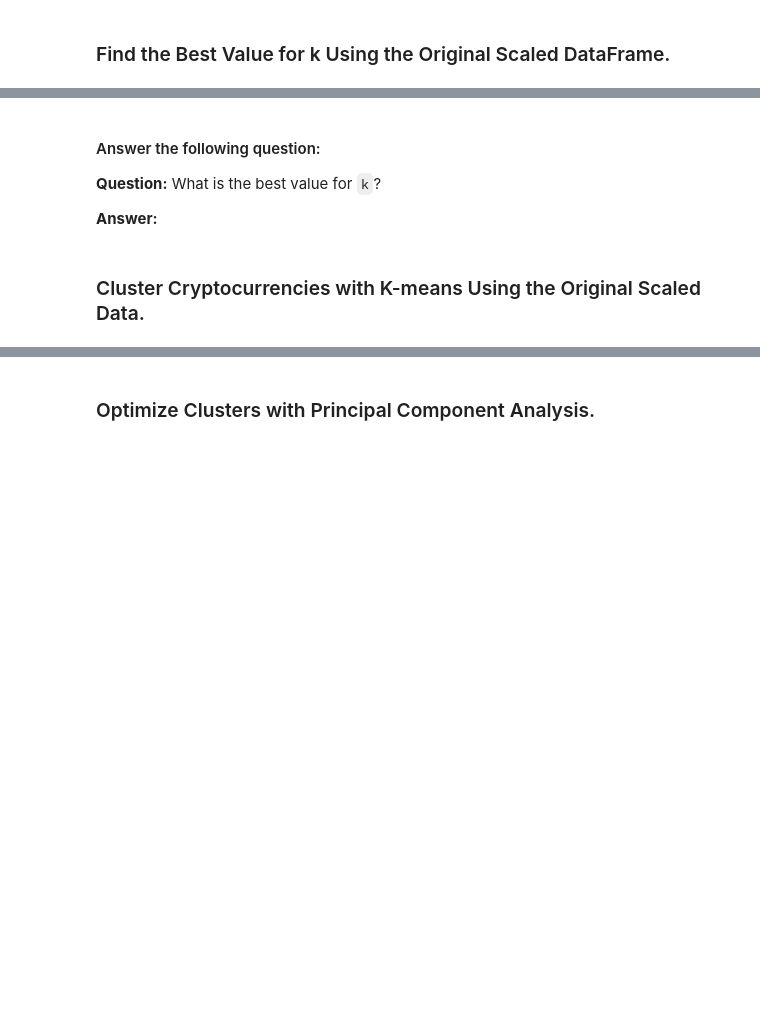
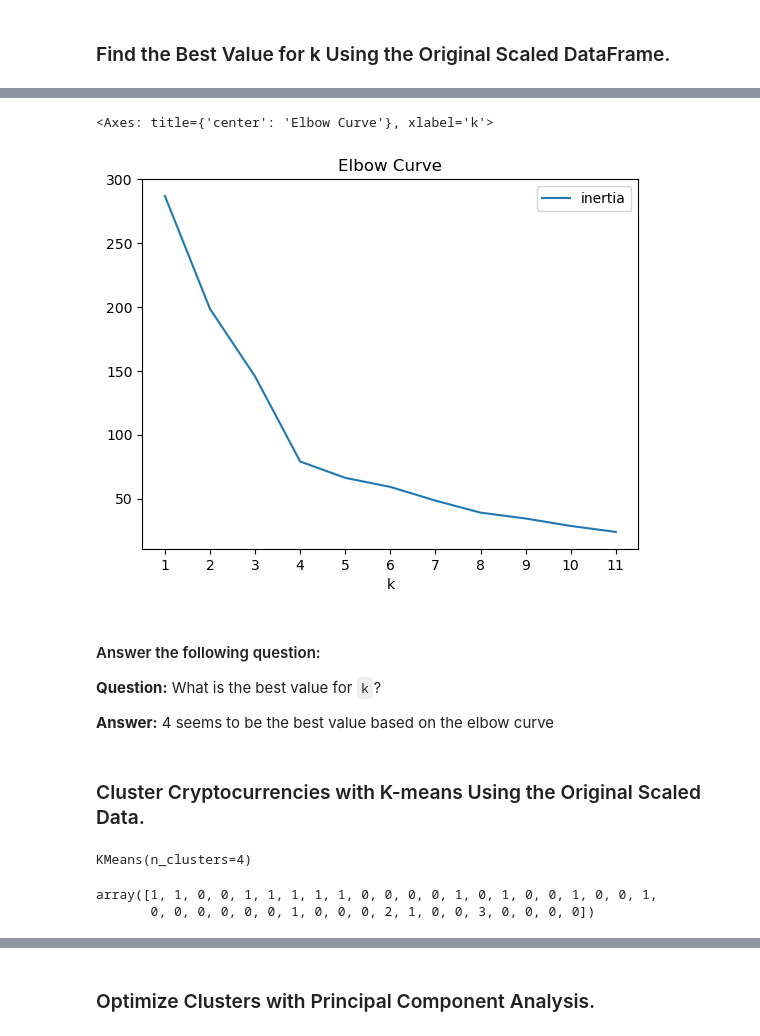
Before and after one commit to jebamania/CryptoClustering, a Jupyter notebook: Crypto_Clustering.ipynb, the cells around one changed output, grey strips where cells are left out. Cells and saved outputs as stored; diff of their text form; code cells hidden in the pictures; blank space fills up the shorter version.

```diff
--- a/Crypto_Clustering.ipynb
+++ b/Crypto_Clustering.ipynb
@@ -139,11 +138,21 @@ df_market_data.head()
 # %%
 # Plot a line chart with all the inertia values computed with
 # the different values of k to visually identify the optimal value for k.
+
+df_elbow.plot.line(
+    x="k",
+    y="inertia",
+    title="Elbow Curve",
+    xticks=k
+)
+# %% [output]
+<Axes: title={'center': 'Elbow Curve'}, xlabel='k'>
+[figure, added]
 # %% [markdown]
 #### Answer the following question:
 **Question:** What is the best value for `k`?
 
-**Answer:**
+**Answer:** 4 seems to be the best value based on the elbow curve
 # %% [markdown]
 ### Cluster Cryptocurrencies with K-means Using the Original Scaled Data.
 # %%
@@ -151,9 +161,16 @@ df_market_data.head()
 # %%
 # Fit the K-Means model using the scaled data
+model.fit(df_market_data)
+# %% [output]
+KMeans(n_clusters=4)
 # %%
 # Predict the clusters to group the cryptocurrencies using the scaled data
-
+k4_predict = model.predict(df_market_data)
 
 # View the resulting array of cluster values.
+k4_predict
+# %% [output]
+array([1, 1, 0, 0, 1, 1, 1, 1, 1, 0, 0, 0, 0, 1, 0, 1, 0, 0, 1, 0, 0, 1,
+       0, 0, 0, 0, 0, 0, 1, 0, 0, 0, 2, 1, 0, 0, 3, 0, 0, 0, 0])
 # %%
 # Create a copy of the DataFrame
```
Also changed, not shown: parts of 7 cells of this notebook.
